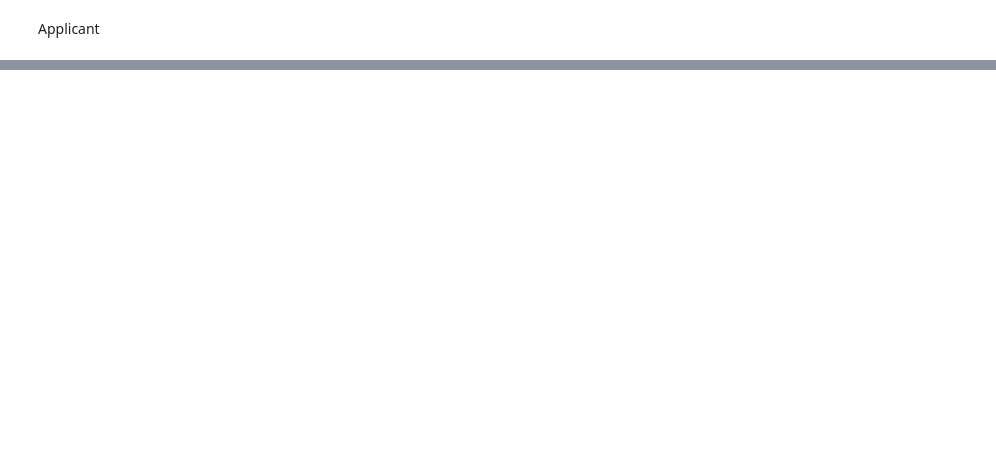
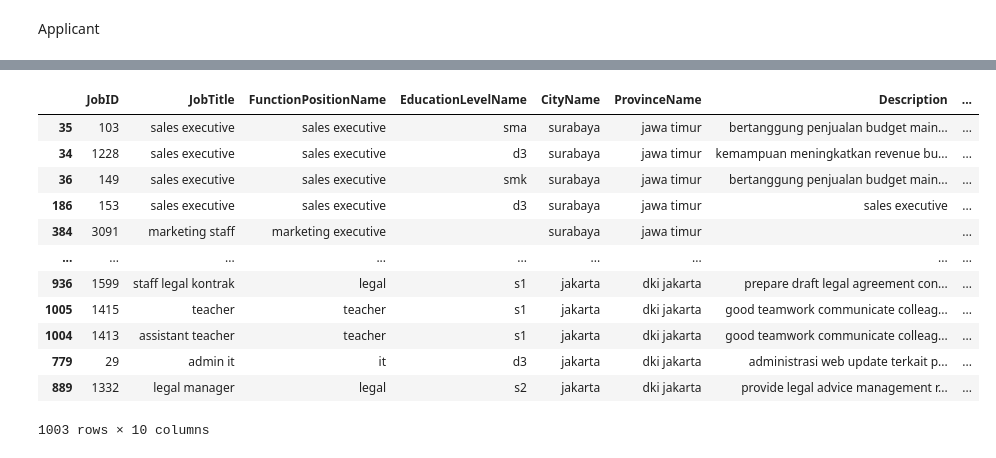
Before and after one commit to fn-hide/eris_job, a Jupyter notebook: content_based_3.ipynb, the cells around one changed output, grey strips where cells are left out. Drawn from its saved outputs; the diff is of its cells as text; code cells hidden in the pictures; blank space fills up the shorter version.

```diff
--- a/content_based_3.ipynb
+++ b/content_based_3.ipynb
@@ -352,0 +302,6 @@ dtype: int64
+# %%
+app_encoder = TfidfVectorizer()
+app_bank = app_encoder.fit_transform(app_train.Text)
+
+job_encoder = TfidfVectorizer()
+job_bank = job_encoder.fit_transform(job_train.Text)
@@ -352,0 +369,4 @@ dtype: int64
+# %%
+codes = job_encoder.transform([app_train.Text[0]])
+# %%
+dist = cosine_similarity(codes, job_bank).T
@@ -352,0 +381,2 @@ dtype: int64
+# %%
+job_merged['Similarity'] = dist
@@ -352,0 +390,16 @@ dtype: int64
+# %%
+job_merged.sort_values(by='Similarity', ascending=False)
+# %% [output]
+|  | JobID | JobTitle | FunctionPositionName | EducationLevelName | CityName | ProvinceName | Description | ... |
+| 35 | 103 | sales executive | sales executive | sma | surabaya | jawa timur | bertanggung penjualan budget main... | ... |
+| 34 | 1228 | sales executive | sales executive | d3 | surabaya | jawa timur | kemampuan meningkatkan revenue bu... | ... |
+| 36 | 149 | sales executive | sales executive | smk | surabaya | jawa timur | bertanggung penjualan budget main... | ... |
+| 186 | 153 | sales executive | sales executive | d3 | surabaya | jawa timur | sales executive | ... |
+| 384 | 3091 | marketing staff | marketing executive |  | surabaya | jawa timur |  | ... |
+| ... | ... | ... | ... | ... | ... | ... | ... | ... |
+| 936 | 1599 | staff legal kontrak | legal | s1 | jakarta | dki jakarta | prepare draft legal agreement con... | ... |
+| 1005 | 1415 | teacher | teacher | s1 | jakarta | dki jakarta | good teamwork communicate colleag... | ... |
+| 1004 | 1413 | assistant teacher | teacher | s1 | jakarta | dki jakarta | good teamwork communicate colleag... | ... |
+| 779 | 29 | admin it | it | d3 | jakarta | dki jakarta | administrasi web update terkait p... | ... |
+| 889 | 1332 | legal manager | legal | s2 | jakarta | dki jakarta | provide legal advice management r... | ... |
+1003 rows × 10 columns
```
Also changed, not shown: parts of 66 cells of this notebook, 3 other files.
